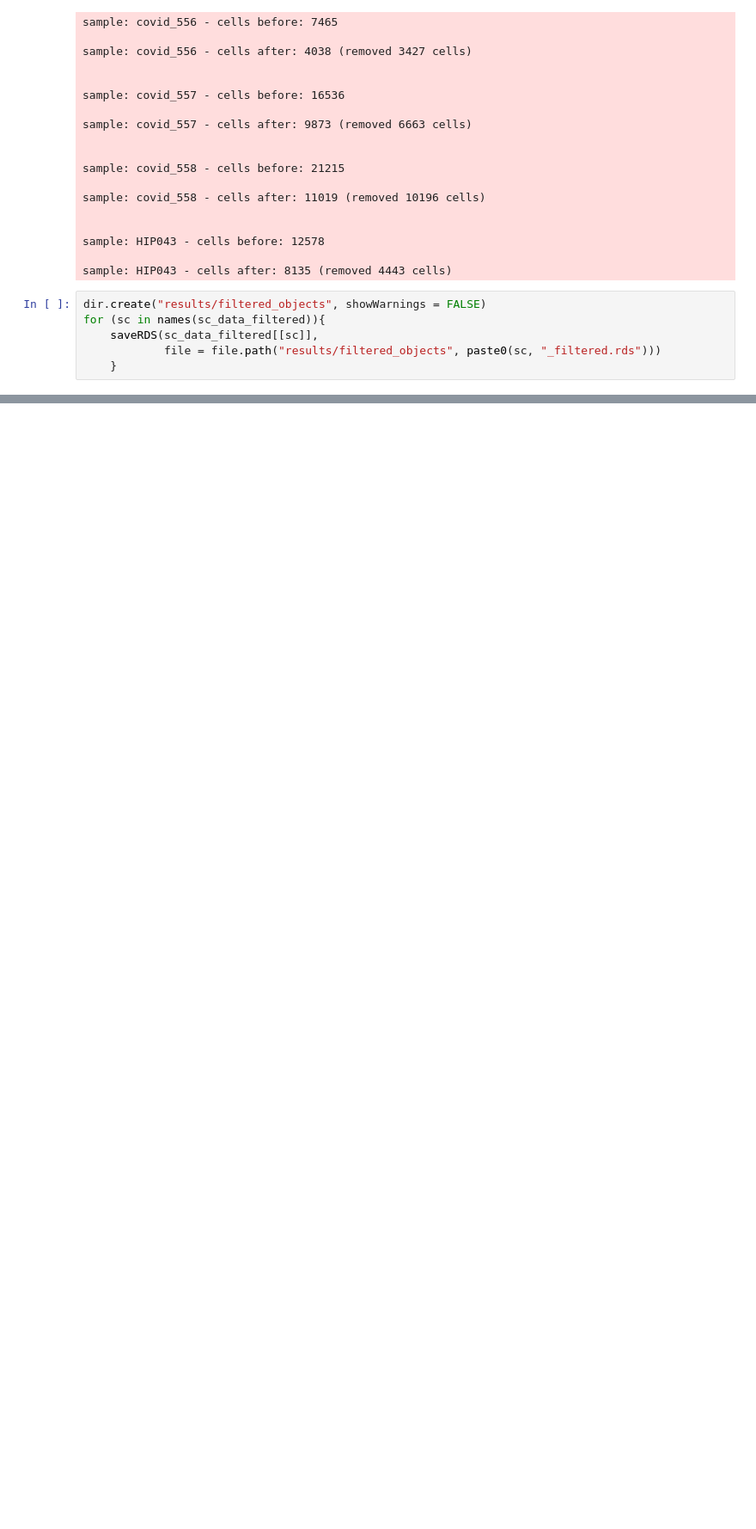
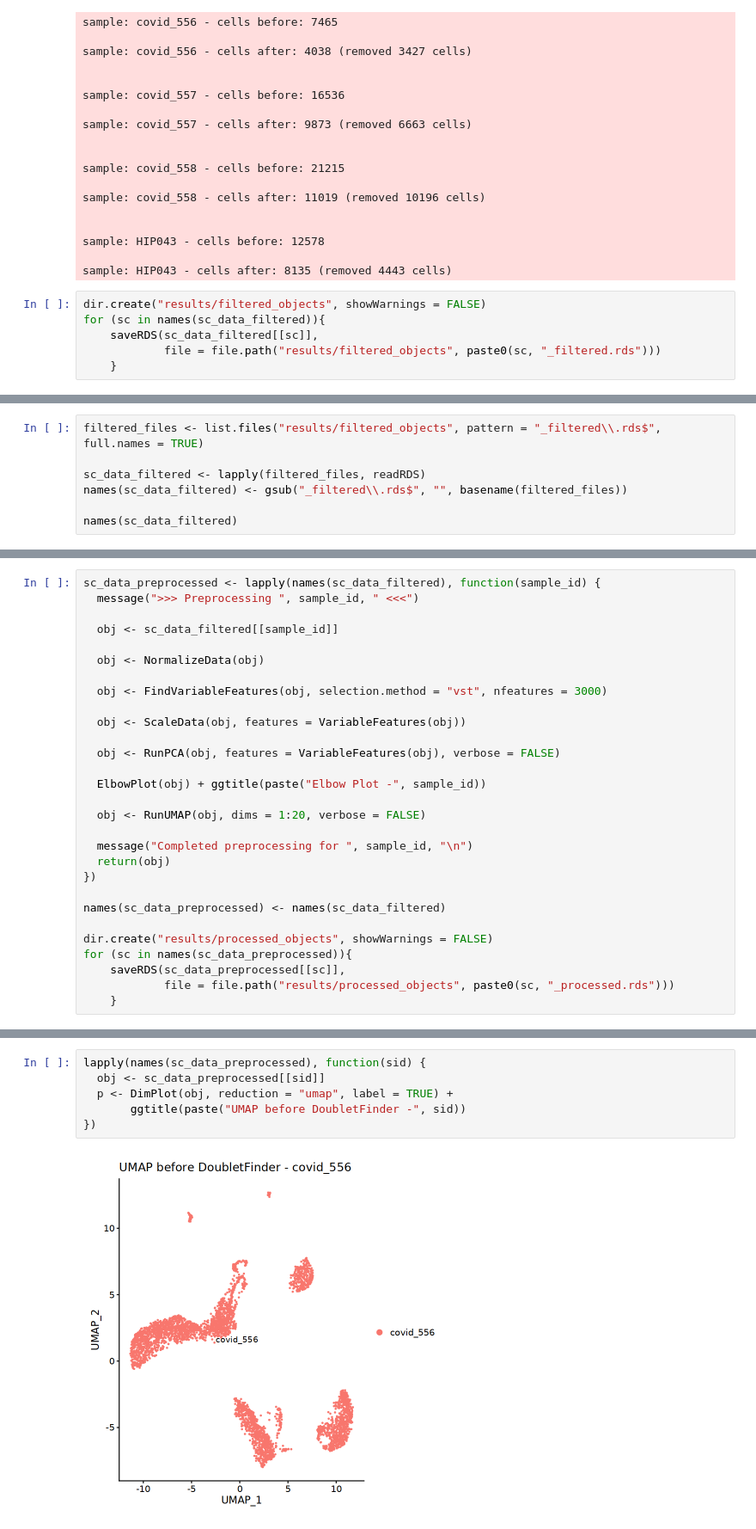
Before and after one commit to Habeebhassan/single-cell-analysis, a Jupyter notebook: notebooks/exploratory_analysis.ipynb, the cells around one changed output, grey strips where cells are left out. Shown at 86% size. Drawn from its saved outputs; the diff is of its cells as text; blank space fills up the shorter version.

```diff
--- a/notebooks/exploratory_analysis.ipynb
+++ b/notebooks/exploratory_analysis.ipynb
@@ -595,0 +594,7 @@ here(results)
+# %%
+filtered_files <- list.files("results/filtered_objects", pattern = "_filtered\\.rds$", full.names = TRUE)
+
+sc_data_filtered <- lapply(filtered_files, readRDS)
+names(sc_data_filtered) <- gsub("_filtered\\.rds$", "", basename(filtered_files))
+
+names(sc_data_filtered)
@@ -595,0 +603,29 @@ here(results)
+# %%
+sc_data_preprocessed <- lapply(names(sc_data_filtered), function(sample_id) {
+  message(">>> Preprocessing ", sample_id, " <<<")
+
+  obj <- sc_data_filtered[[sample_id]]
+
+  obj <- NormalizeData(obj)
+
+  obj <- FindVariableFeatures(obj, selection.method = "vst", nfeatures = 3000)
+
+  obj <- ScaleData(obj, features = VariableFeatures(obj))
+
+  obj <- RunPCA(obj, features = VariableFeatures(obj), verbose = FALSE)
+
+  ElbowPlot(obj) + ggtitle(paste("Elbow Plot -", sample_id))
+
+  obj <- RunUMAP(obj, dims = 1:20, verbose = FALSE)
+
+  message("Completed preprocessing for ", sample_id, "\n")
+  return(obj)
+})
+
+names(sc_data_preprocessed) <- names(sc_data_filtered)
+
+dir.create("results/processed_objects", showWarnings = FALSE)
+for (sc in names(sc_data_preprocessed)){
+    saveRDS(sc_data_preprocessed[[sc]],
+            file = file.path("results/processed_objects", paste0(sc, "_processed.rds")))
+    }
@@ -595,0 +652,8 @@ here(results)
+# %%
+lapply(names(sc_data_preprocessed), function(sid) {
+  obj <- sc_data_preprocessed[[sid]]
+  p <- DimPlot(obj, reduction = "umap", label = TRUE) +
+       ggtitle(paste("UMAP before DoubletFinder -", sid))
+})
+# %% [output]
+[figure, added]
```
Also changed, not shown: parts of 21 cells of this notebook, 5 other files.
